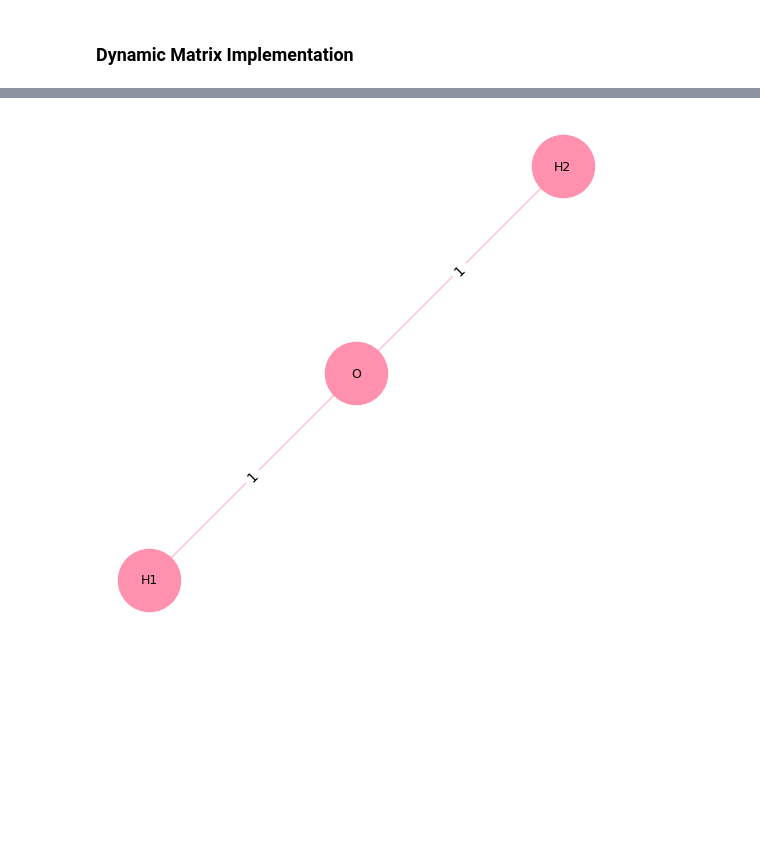
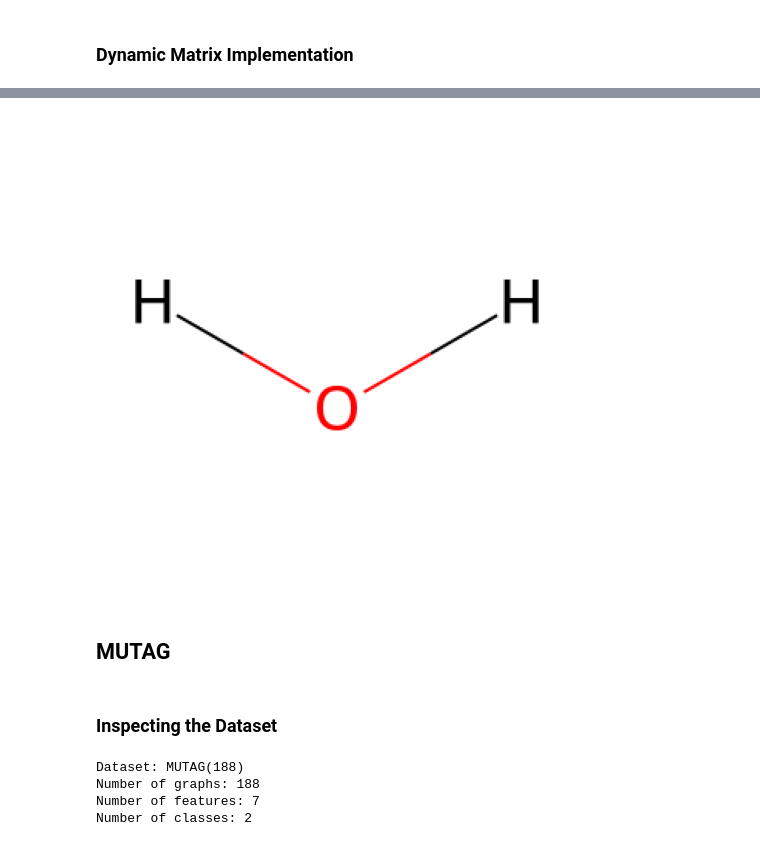
Before and after one commit to dariansal/graphs-deep-learning-explainability, a Jupyter notebook: notebooks/molecular-graphs.ipynb, the cells around one changed output, grey strips where cells are left out. Cells and saved outputs as stored; diff of their text form; code cells hidden in the pictures; blank space fills up the shorter version.

```diff
--- a/notebooks/molecular-graphs.ipynb
+++ b/notebooks/molecular-graphs.ipynb
@@ -576,4 +698,21 @@ O -- H2, Bond Order: 1
-# %%
-molecule.visualize()
-# %% [output]
-[figure, removed]
+# %%
+water.visualize_rdkit()
+# %% [output]
+[figure, added]
+# %% [markdown]
+## __MUTAG__
+# %% [markdown]
+### __Inspecting the Dataset__
+# %%
+mutag = TUDataset(root='../data', name='MUTAG')
+
+# Print dataset information
+print(f'Dataset: {mutag}') #repr (similar to str) automatically called
+print(f'Number of graphs: {len(mutag)}')
+print(f'Number of features: {mutag.num_features}') #including atom type and valence
+print(f'Number of classes: {mutag.num_classes}') #mutagenic and non-mutagenic
+# %% [output]
+Dataset: MUTAG(188)
+Number of graphs: 188
+Number of features: 7
+Number of classes: 2
```
Also changed, not shown: parts of 20 cells of this notebook, 9 other files.
